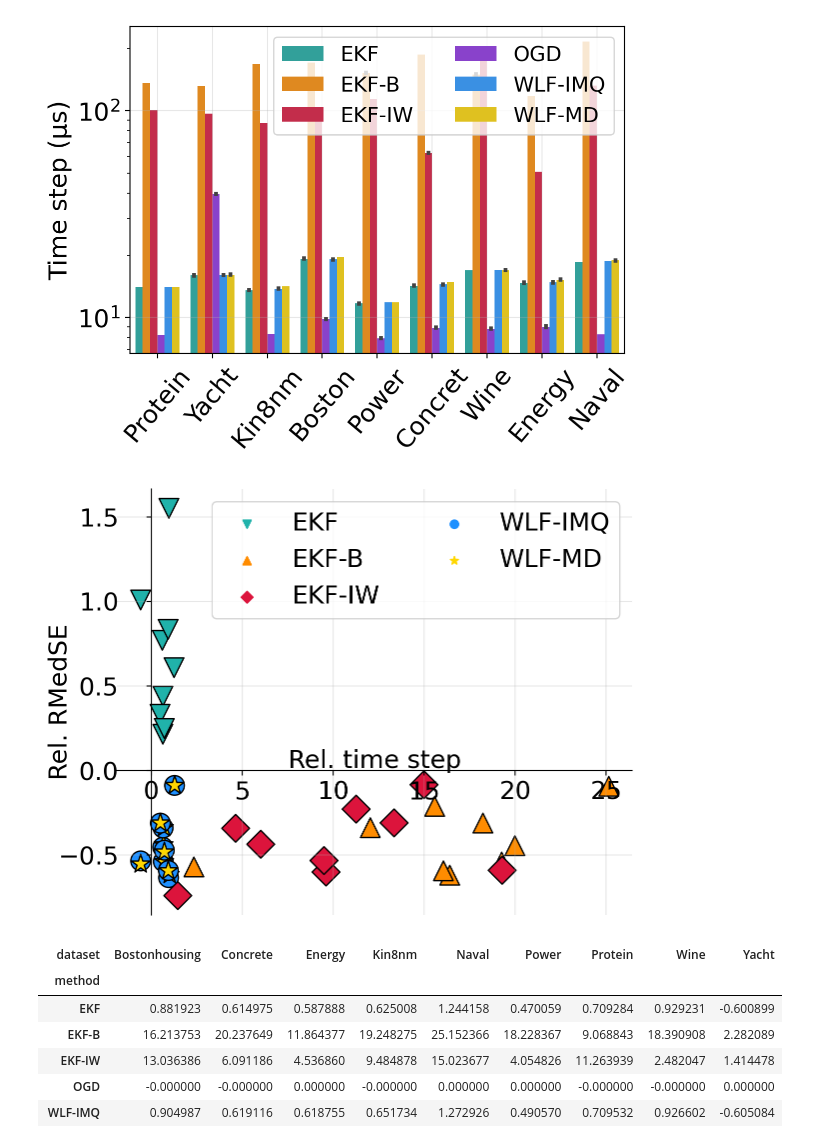
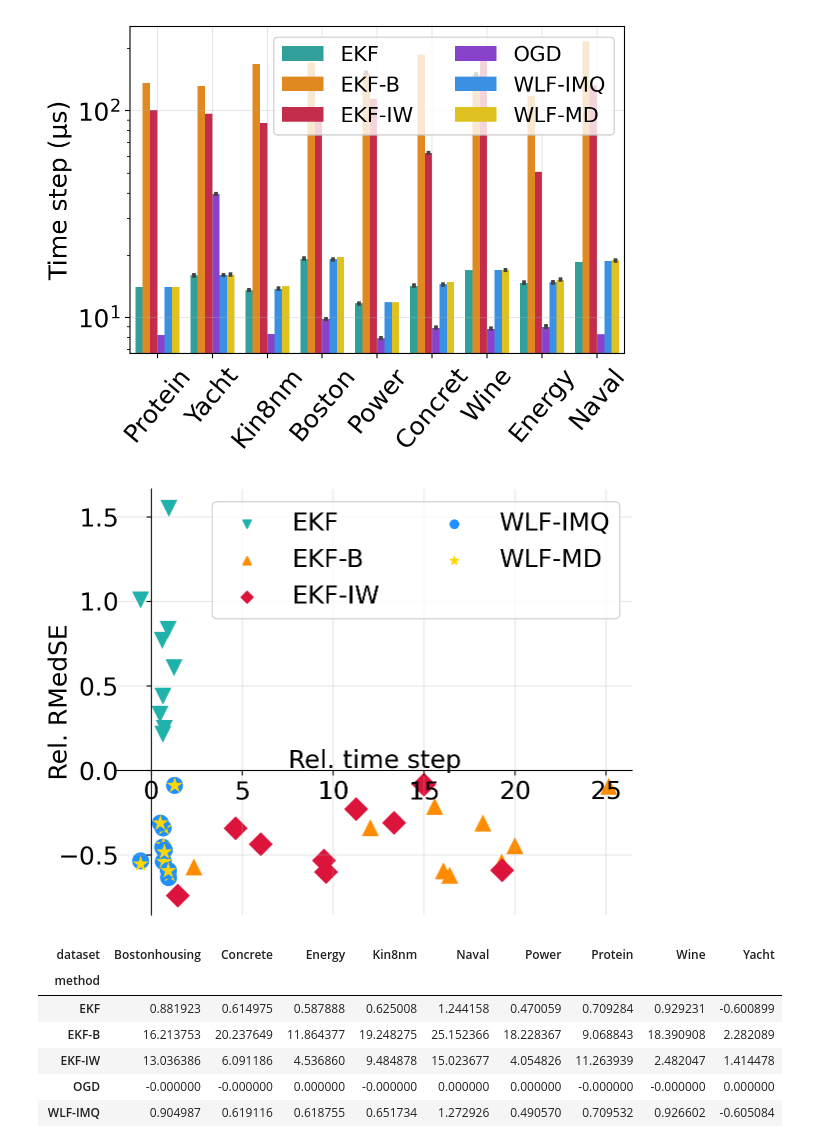
Before and after one commit to gerdm/weighted-likelihood-filter, a Jupyter notebook: experiments/uci-regression-eval.ipynb, the cells around one changed output. Drawn from its saved outputs; the diff is of its cells as text; code cells hidden in the pictures.

```diff
--- a/experiments/uci-regression-eval.ipynb
+++ b/experiments/uci-regression-eval.ipynb
@@ -253,33 +252,33 @@ for metric in ["err", "timestep"]:
 # %%
 fig, ax = plt.subplots()
 outp_df = df_results_all.groupby(["dataset", "method"])[["rel_timestep", "rel_err", "ncols"]].mean().reset_index()
 # outp_df = outp_df.melt(["dataset", "method"], var_name="metric")
 sns.scatterplot(
     x="rel_timestep",
     y="rel_err",
     hue="method",
     data=outp_df.query("method != 'OGD'"),
     palette=cmap,
-    s=200,
+    s=150,
     markers=markers,
     style="method",
-    linewidth=1,
+    linewidth=0,
     edgecolor="black"
 )
 plt.grid(alpha=0.3)
 
 ax.spines[["left", "bottom"]].set_position(("data", 0))
 ax.spines[["top", "right"]].set_visible(False)
 plt.xticks()
 ax.tick_params(direction='out', pad=20, axis="y")
 
 plt.legend(ncol=2)
 plt.xlabel("Rel. time step", loc="center", labelpad=-40)
 plt.ylabel("Rel. RMedSE", labelpad=-10)
 plt.tight_layout()
 plt.savefig("./figures/relative-ogd-metrics-datasets.png", dpi=300)
 # %% [output]
-[figure, old version]
+[figure, new version]
 # %%
 df_results_all.pivot_table(index="method", columns="dataset", values="rel_timestep").style
 # %% [output]
```
Also changed, not shown: parts of 1 cell of this notebook.
